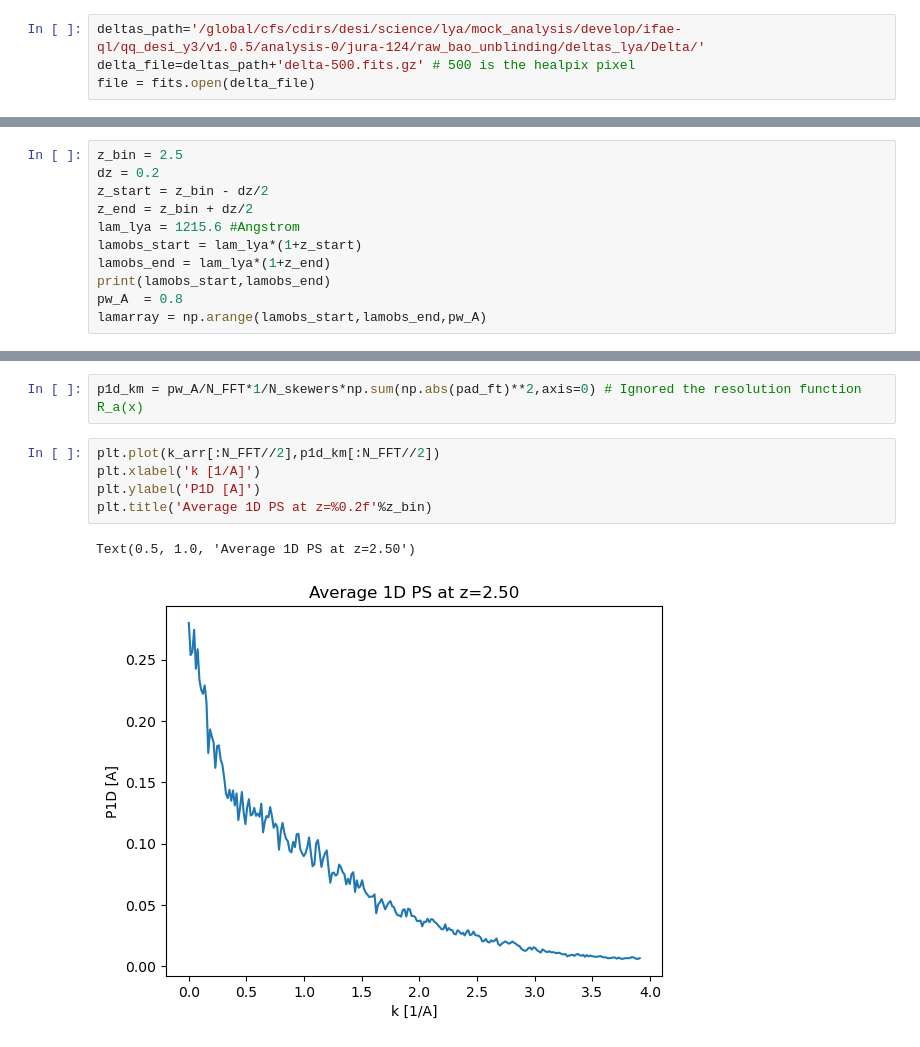
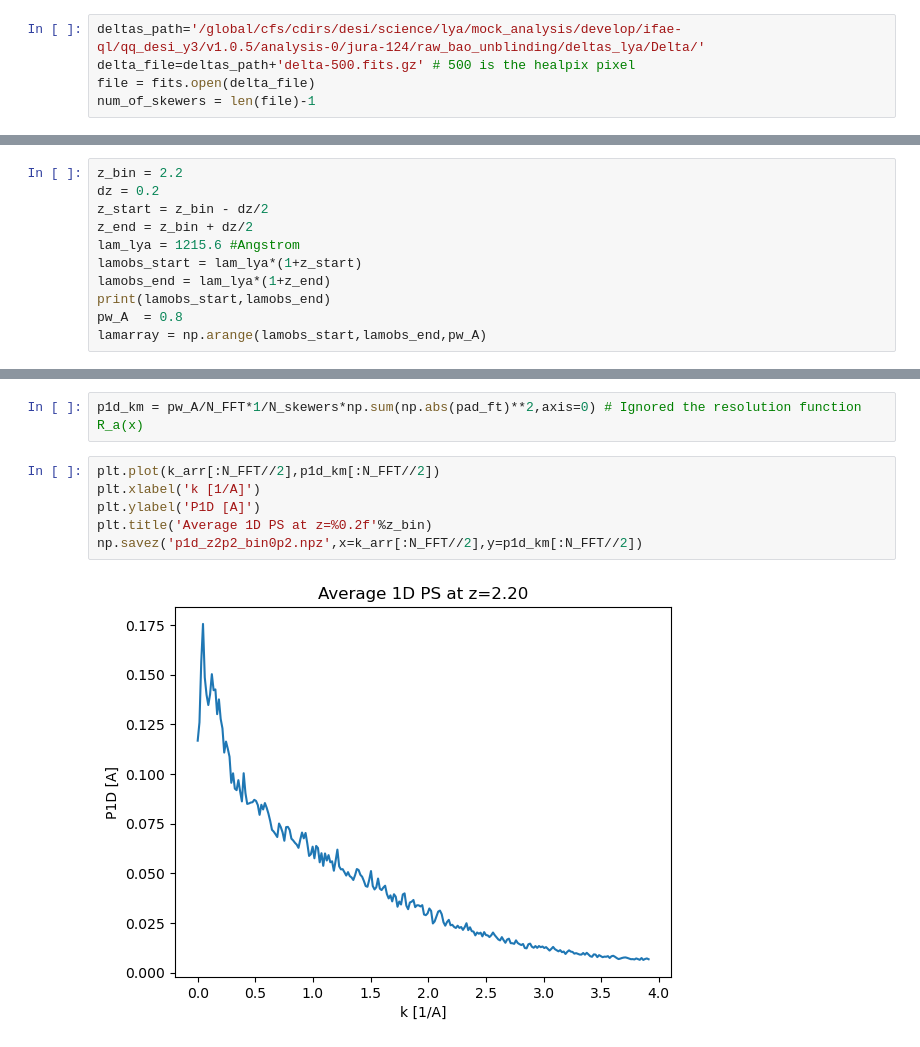
Before and after one commit to sindhusatyavolu/fourier_playground, a Jupyter notebook: fft_px/p1d_from_skewers.ipynb, the cells around one changed output, grey strips where cells are left out. Saved outputs shown, nothing was run; the diff lists cells and outputs as text.

```diff
--- a/fft_px/p1d_from_skewers.ipynb
+++ b/fft_px/p1d_from_skewers.ipynb
@@ -8,10 +8,11 @@ Load deltas in a given healpix pixel delta-healpix.fits.gz
 deltas_path='/global/cfs/cdirs/desi/science/lya/mock_analysis/develop/ifae-ql/qq_desi_y3/v1.0.5/analysis-0/jura-124/raw_bao_unblinding/deltas_lya/Delta/'
 delta_file=deltas_path+'delta-500.fits.gz' # 500 is the healpix pixel
 file = fits.open(delta_file)
+num_of_skewers = len(file)-1
 # %% [markdown]
 Choose redshift bin in which you want to measure the power spectrum
 # %%
-z_bin = 2.5
+z_bin = 2.2
 dz = 0.2
 z_start = z_bin - dz/2
 z_end = z_bin + dz/2
@@ -76,8 +77,8 @@ p1d_km = pw_A/N_FFT*1/N_skewers*np.sum(np.abs(pad_ft)**2,axis=0) # Ignored the r
 # %%
 plt.plot(k_arr[:N_FFT//2],p1d_km[:N_FFT//2])
 plt.xlabel('k [1/A]')
 plt.ylabel('P1D [A]')
 plt.title('Average 1D PS at z=%0.2f'%z_bin)
+np.savez('p1d_z2p2_bin0p2.npz',x=k_arr[:N_FFT//2],y=p1d_km[:N_FFT//2])
 # %% [output]
-Text(0.5, 1.0, 'Average 1D PS at z=2.50')
-[figure, old version]
+[figure, new version]
```
Also changed, not shown: parts of 3 cells of this notebook, 27 other files.
